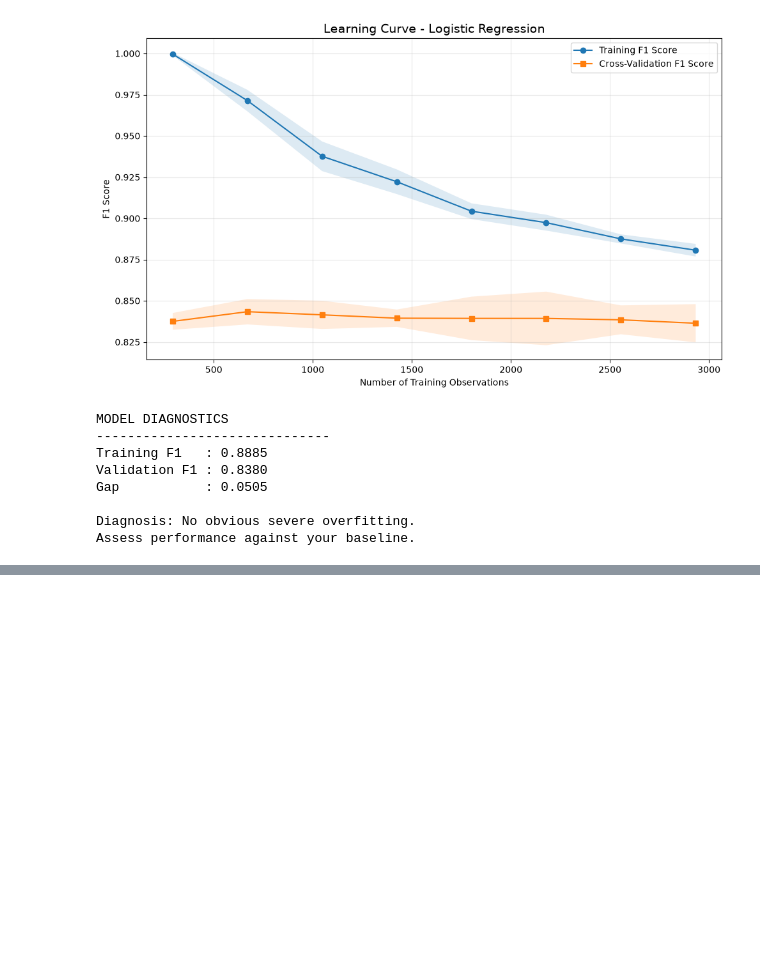
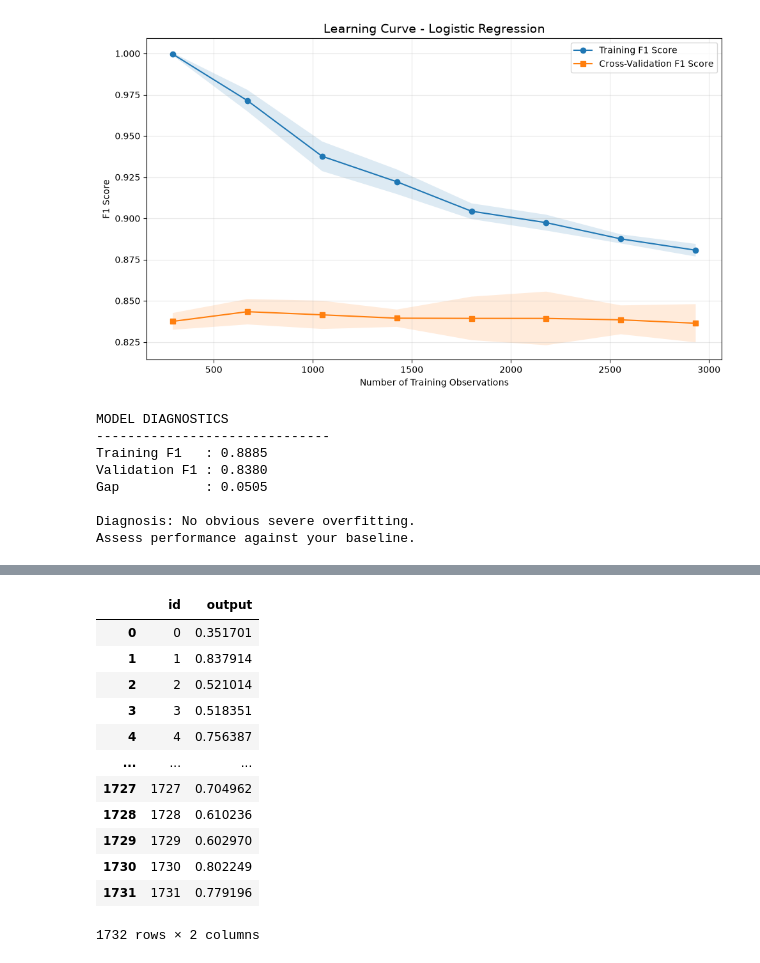
Before and after one commit to ayoolaore/ml_classifier_experiments, a Jupyter notebook: src/Logistic_Regression.ipynb, the cells around one changed output, grey strips where cells are left out. Saved outputs shown, nothing was run; the diff lists cells and outputs as text; code cells hidden in the pictures; blank space fills up the shorter version.

Commit message:
Feature selection using Logistic Regression with L1 regularization has been implemented. The submission file has been updated to 'submission_logistic.csv' to reflect the changes made in the model.

```diff
--- a/src/Logistic_Regression.ipynb
+++ b/src/Logistic_Regression.ipynb
@@ -589,0 +624,5 @@ Assess performance against your baseline.
+# %%
+# Train Logistic Regression with Feature Selection
+# using the complete labeled training dataset
+
+feature_selection_lr.fit(X, y)
@@ -589,0 +647,28 @@ Assess performance against your baseline.
+# %%
+# Prepare Kaggle test features
+test_1 = test.reindex(columns=X.columns)
+
+# Generate predicted probabilities
+preds = feature_selection_lr.predict_proba(test_1)
+
+# Create Kaggle submission DataFrame
+submithis = pd.DataFrame([test_1.index, preds[:, 1]]).T
+submithis.columns = ['id', 'output']
+submithis.id = submithis.id.astype(int)
+
+# Display submission
+submithis
+# %% [output]
+|  | id | output |
+| 0 | 0 | 0.351701 |
+| 1 | 1 | 0.837914 |
+| 2 | 2 | 0.521014 |
+| 3 | 3 | 0.518351 |
+| 4 | 4 | 0.756387 |
+| ... | ... | ... |
+| 1727 | 1727 | 0.704962 |
+| 1728 | 1728 | 0.610236 |
+| 1729 | 1729 | 0.602970 |
+| 1730 | 1730 | 0.802249 |
+| 1731 | 1731 | 0.779196 |
+1732 rows × 2 columns
```
Also changed, not shown: parts of 3 cells of this notebook, 1 other file.
